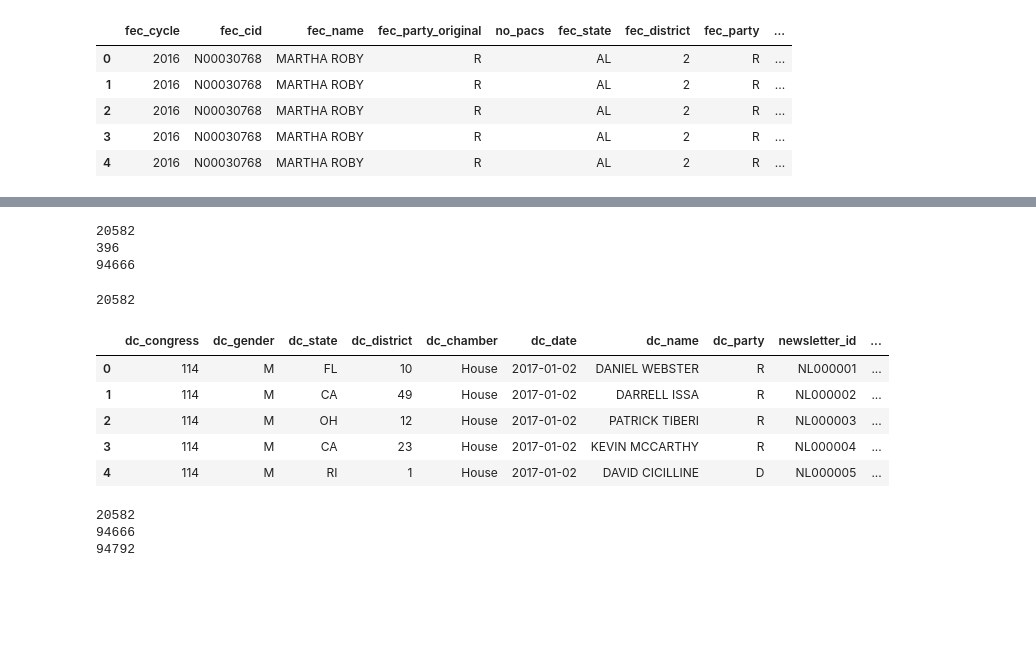
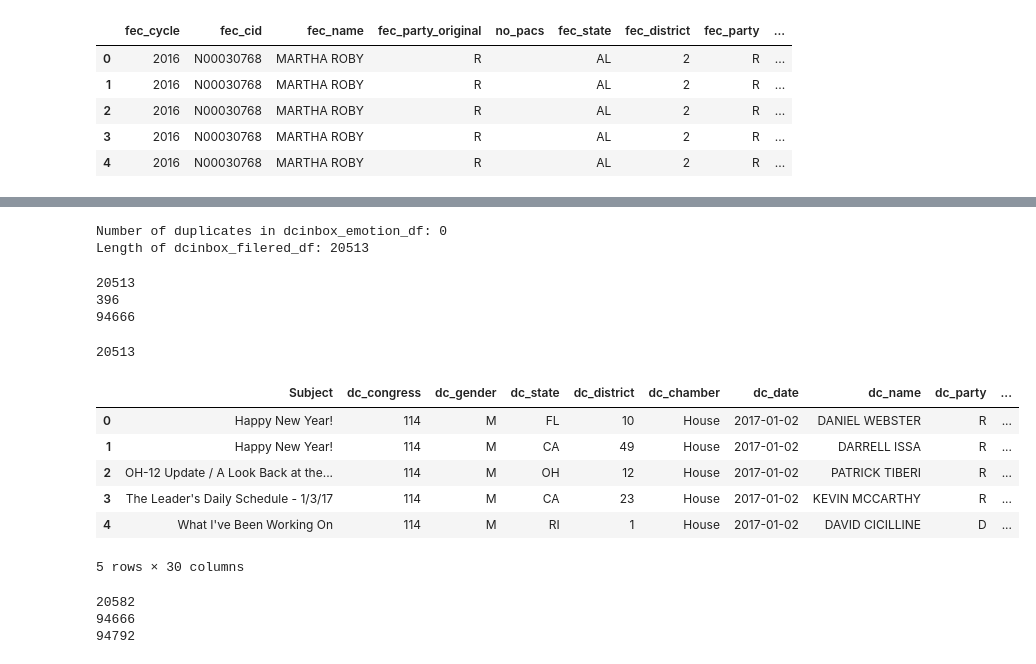
Before and after one commit to marobinette/cfd-project-ds1, a Jupyter notebook: notebooks/Matched_Politicians_Dataset_Creation.ipynb, the cells around one changed output, grey strips where cells are left out. Drawn from its saved outputs; the diff is of its cells as text; code cells hidden in the pictures; blank space fills up the shorter version.

Commit message:
Initial version merging emotion scores into dcinbox data

```diff
--- a/notebooks/Matched_Politicians_Dataset_Creation.ipynb
+++ b/notebooks/Matched_Politicians_Dataset_Creation.ipynb
@@ -387,0 +417,5 @@ cand_contribs_df.head()
+# %%
+# Join the democrat and republican emotion files together
+
+emotion_raw_df = pd.concat([rep_emotion_raw_df, dem_emotion_raw_df], ignore_index=True)
+print(len(emotion_raw_df))
@@ -471,0 +538,24 @@ newsletter count: 20582
+# %%
+# Join emotion terms to filtered dcinbox dataframe
+
+print(len(dcinbox_filtered_df))
+
+# Make sure both dataframes have the same date format
+dcinbox_filtered_df['Date'] = pd.to_datetime(dcinbox_filtered_df['Date'])
+emotion_clean_df['date'] = pd.to_datetime(emotion_clean_df['date'])
+
+dcinbox_emotion_df = dcinbox_filtered_df.merge(
+    emotion_clean_df,
+    left_on = ["Full Name", "Date", "Subject"],
+    right_on = ["full_name", "date", "subject"],
+    how = 'left'
+)
+
+# Drop the columns we don't need
+dcinbox_emotion_df = dcinbox_emotion_df.drop(columns=["full_name", "date", "subject", "first_name", "last_name"])
+
+print(dcinbox_filtered_df.columns)
+print(dcinbox_emotion_df.columns)
+
+print(len(dcinbox_emotion_df))
+dcinbox_emotion_df.head()
@@ -472,8 +612,20 @@ newsletter count: 20582
+# %%
+# Drop duplicate records from dcinbox data
+
+dcinbox_emotion_df = dcinbox_emotion_df.drop_duplicates(subset=['Full Name', 'Date', 'Subject'])
+
+dc_dupes = dcinbox_emotion_df[dcinbox_emotion_df.duplicated(subset=["Full Name", "Date", "Subject"], keep=False)]
+print("Number of duplicates in dcinbox_emotion_df:", len(dc_dupes))
+
+print("Length of dcinbox_filered_df:", len(dcinbox_emotion_df))
+# %% [output]
+Number of duplicates in dcinbox_emotion_df: 0
+Length of dcinbox_filered_df: 20513
 # %%
 # Pre-joining QC
 
 # Dcinbox file with counts of newsletters by day
-print(len(dcinbox_filtered_df))
+print(len(dcinbox_emotion_df))
 
 # file with politicians matched between dcinbox and FEC data
 print(len(matched_pols_df))
@@ -481,52 +633,53 @@ print(len(matched_pols_df))
 # Summary FEC file of candidates and contributions by day
 print(len(cand_contribs_df))
 # %% [output]
-20582
+20513
 396
 94666
 # %%
 # Join merged DC Inbox and matched politicians data into a new data frame (left join)
 
-dcinbox_merged_df = dcinbox_filtered_df.merge(
+dcinbox_merged_df = dcinbox_emotion_df.merge(
     matched_pols_df,
     left_on = ["Full Name"], # , "State", "District", "Party"],
     right_on = ["dcinbox_name"], # "fec_state", "fec_district", "fec_party"],
     how = 'left'
 )
 
 # Drop the columns we don't need
 dcinbox_merged_df = dcinbox_merged_df.drop(columns=['fec_state', 'fec_district', 'fec_party', "target_id", "append_attribute2", "append_attribute3",
                                                 "matched_scorer", "Party Full", "dcinbox_name", "ID", "similarity_score"])
 
 # Field cleanup & type correction
 # dcinbox_merged_df["Date"] == "2020-02-01"
 # print(summ_df['fec_cycle'] = dc_inbox_sum_df['fec_cycle'].fillna(0).astype(int)
 # dc_inbox_sum_df['similarity_score'] = dc_inbox_sum_df['similarity_score'].fillna(0).astype(int)
 dcinbox_merged_df['Date'] = pd.to_datetime(dcinbox_merged_df['Date'])
 
 # Rename columns so they won't clash with the FEC data file
 dcinbox_merged_df = dcinbox_merged_df.rename(columns={
     "Full Name": "dc_name",
     "Date": "dc_date",
     "Congress": "dc_congress",
     "Gender": "dc_gender",
     "State": "dc_state",
     "District": "dc_district",
     "Chamber": "dc_chamber",
     "Party": "dc_party"
 })
 
 print(len(dcinbox_merged_df))
 dcinbox_merged_df.head()
 # dc_inbox_sum_df.info()
 # %% [output]
-20582
+20513
-|  | dc_congress | dc_gender | dc_state | dc_district | dc_chamber | dc_date | dc_name | dc_party | newsletter_id | ... |
-| 0 | 114 | M | FL | 10 | House | 2017-01-02 | DANIEL WEBSTER | R | NL000001 | ... |
-| 1 | 114 | M | CA | 49 | House | 2017-01-02 | DARRELL ISSA | R | NL000002 | ... |
-| 2 | 114 | M | OH | 12 | House | 2017-01-02 | PATRICK TIBERI | R | NL000003 | ... |
-| 3 | 114 | M | CA | 23 | House | 2017-01-02 | KEVIN MCCARTHY | R | NL000004 | ... |
-| 4 | 114 | M | RI | 1 | House | 2017-01-02 | DAVID CICILLINE | D | NL000005 | ... |
+|  | Subject | dc_congress | dc_gender | dc_state | dc_district | dc_chamber | dc_date | dc_name | dc_party | ... |
+| 0 | Happy New Year! | 114 | M | FL | 10 | House | 2017-01-02 | DANIEL WEBSTER | R | ... |
+| 1 | Happy New Year! | 114 | M | CA | 49 | House | 2017-01-02 | DARRELL ISSA | R | ... |
+| 2 | OH-12 Update / A Look Back at the... | 114 | M | OH | 12 | House | 2017-01-02 | PATRICK TIBERI | R | ... |
+| 3 | The Leader's Daily Schedule - 1/3/17 | 114 | M | CA | 23 | House | 2017-01-02 | KEVIN MCCARTHY | R | ... |
+| 4 | What I've Been Working On | 114 | M | RI | 1 | House | 2017-01-02 | DAVID CICILLINE | D | ... |
+5 rows × 30 columns
 # %%
 # Join summarized FEC and DC Inbox into a new data frame (left join) by day & politician,
 # For use in computing rolling window contribution amount & count columns
```
Also changed, not shown: parts of 14 cells of this notebook, 1 other file.
